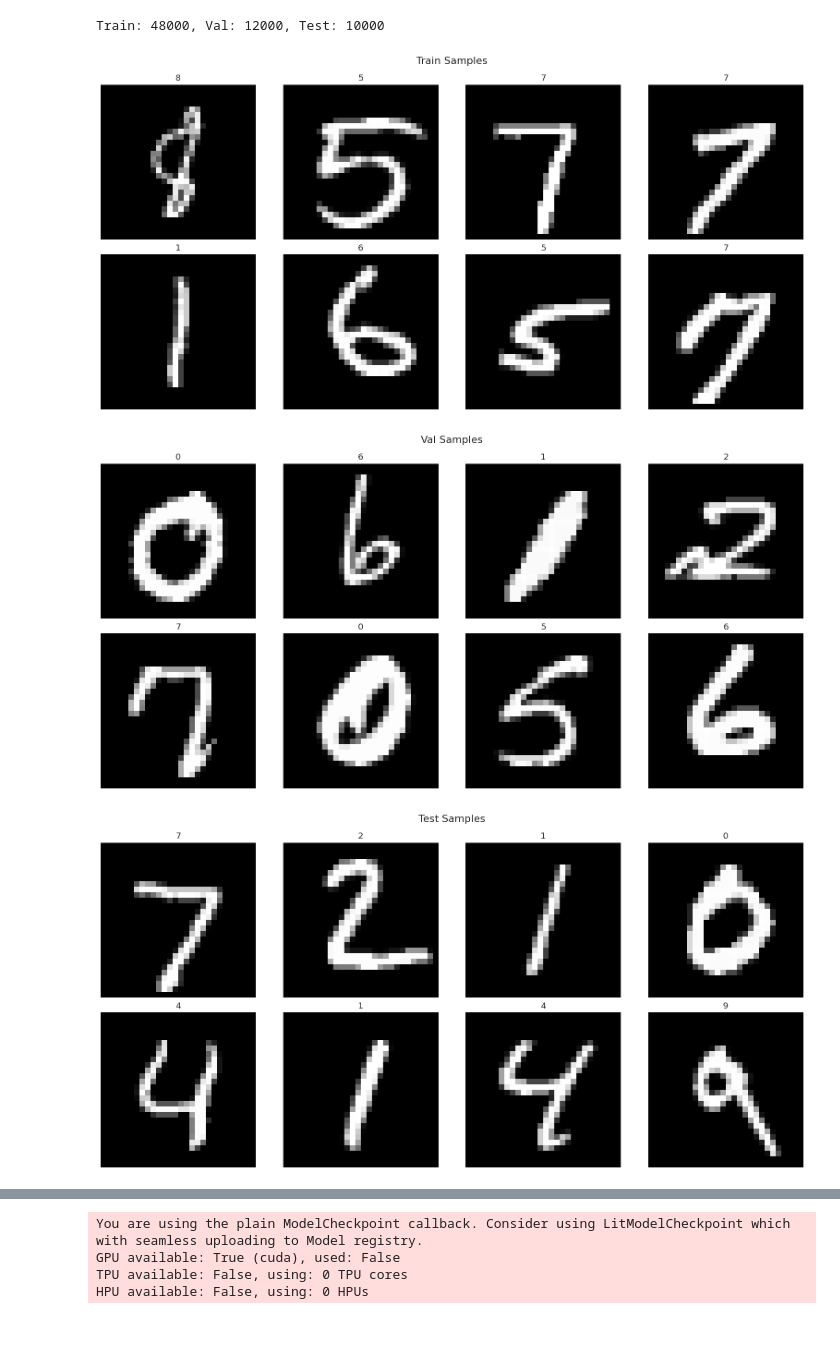
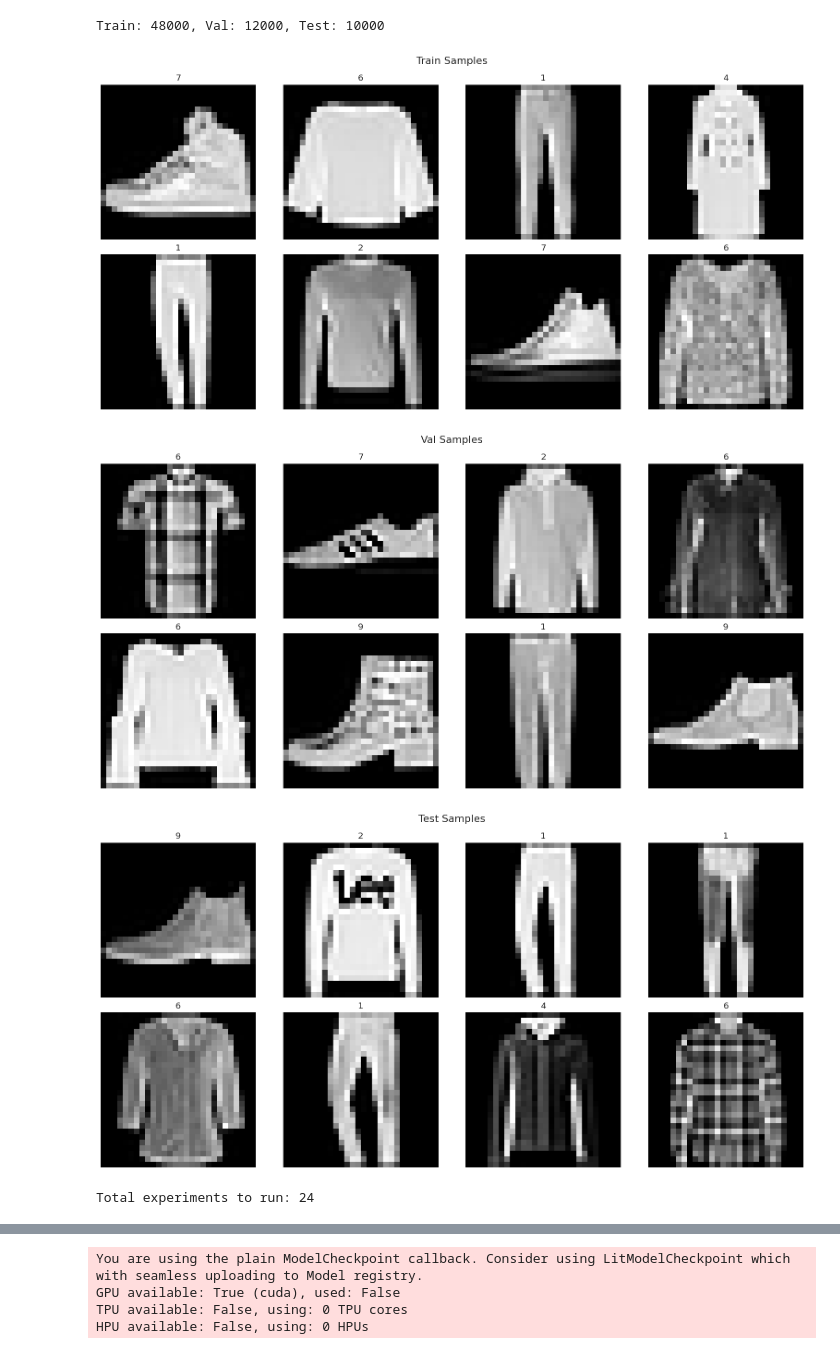
Before and after one commit to ItIsMrLaG/ml-course, a Jupyter notebook: task-impls/computer_vision_segmentation.ipynb, the cells around one changed output, grey strips where cells are left out. Saved outputs shown, nothing was run; the diff lists cells and outputs as text; code cells hidden in the pictures.

```diff
--- a/task-impls/computer_vision_segmentation.ipynb
+++ b/task-impls/computer_vision_segmentation.ipynb
@@ -35,5 +30,7 @@ from IPython.display import display
 from pytorch_lightning.loggers import CSVLogger
 # %%
+# DATASET CONSTANTS
+DATASET_PATH = "./data"
 RANDOM_SEED = 777
 WORKERS = 12
 BATCH_SIZE = 64
@@ -58,40 +55,40 @@ def show_samples(loader, title):
     plt.show()
 
 full_training_set = FashionMNIST(
-    root="./data",
+    root=DATASET_PATH,
     download=True,
     train=True,
     transform=get_transforms(augment=True))
 testing_set = FashionMNIST(
-    root="./data",
+    root=DATASET_PATH,
     download=True,
     train=False,
     transform=get_transforms(augment=False))
 
 train_indices, val_indices = train_test_split(
     range(len(full_training_set)),
     test_size=VAL_SIZE,
     random_state=RANDOM_SEED,
     shuffle=True,
     stratify=full_training_set.targets.numpy())
 
 training_set = Subset(full_training_set, train_indices)
 validation_set = Subset(full_training_set, val_indices)
 validation_set.dataset.transform = get_transforms(augment=False)
 
 train_loader = DataLoader(training_set, batch_size=BATCH_SIZE, shuffle=True, num_workers=WORKERS)
 val_loader = DataLoader(validation_set, batch_size=BATCH_SIZE, shuffle=False, num_workers=WORKERS)
 test_loader = DataLoader(testing_set, batch_size=BATCH_SIZE, shuffle=False, num_workers=WORKERS)
 
 print(f"Train: {len(training_set)}, Val: {len(validation_set)}, Test: {len(testing_set)}")
 show_samples(train_loader, "Train Samples")
 show_samples(val_loader, "Val Samples")
 show_samples(test_loader, "Test Samples")
 # %% [output]
 Train: 48000, Val: 12000, Test: 10000
-[figure, old version]
+[figure, new version]
-[figure, old version]
+[figure, new version]
-[figure, old version]
+[figure, new version]
 # %%
 class Adam(Optimizer):
     def __init__(self, params, lr=1e-3, betas=(0.9, 0.999), eps=1e-8,
@@ -333,2 +323,44 @@ class LitModel(L.LightningModule):
 
         return optimizer(**params)
+# %%
+class HyperparameterGrid:
+    _OPTIMIZERS = [
+        'SGD',
+        'Adam',
+        'RMSprop',
+    ]
+    _LEARNING_RATES = [
+        0.01,
+        0.001,
+    ]
+    _HIDDEN_SIZES = [
+        100,
+        1000,
+    ]
+    _BATCH_NORM_OPTIONS = [
+        True,
+        False,
+    ]
+
+    def __init__(self):
+        self.optimizers_names = [
+            ('SGD', 'SGD'),
+            ('Adam', 'Adam'),
+            ('RMSprop', 'RMSprop'),
+        ]
+        self.learning_rates = [0.01, 0.001]
+        self.hidden_sizes = [100, 1000]
+        self.batch_norm_options = [False, True]
+
+    def generate_configs(self):
+        return list(itertools.product(
+            self._OPTIMIZERS,
+            self._LEARNING_RATES,
+            self._HIDDEN_SIZES,
+            self._BATCH_NORM_OPTIONS
+        ))
+
+hparams = HyperparameterGrid().generate_configs()
+print(f"Total experiments to run: {len(hparams)}")
+# %% [output]
+Total experiments to run: 24
```
Also changed, not shown: parts of 7 cells of this notebook.
